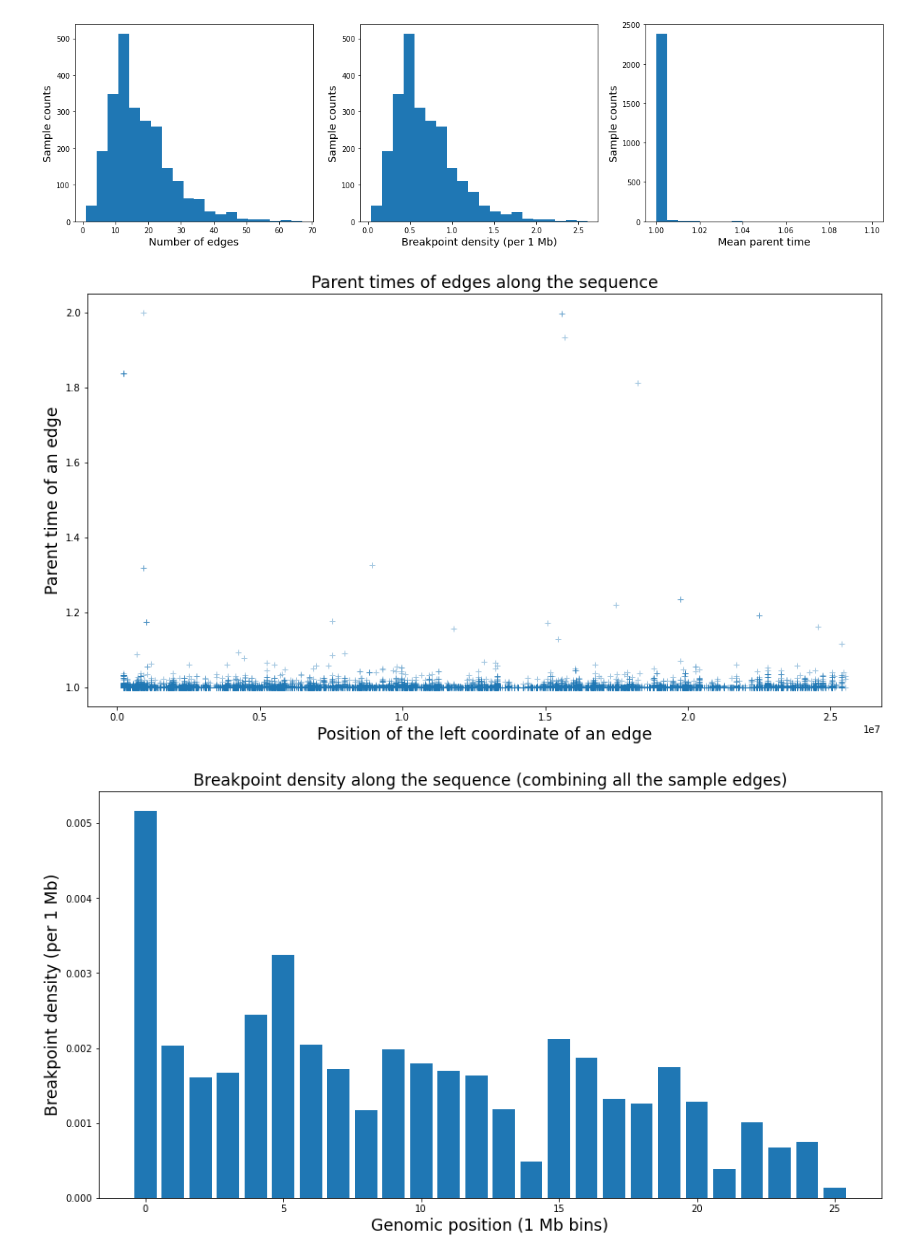
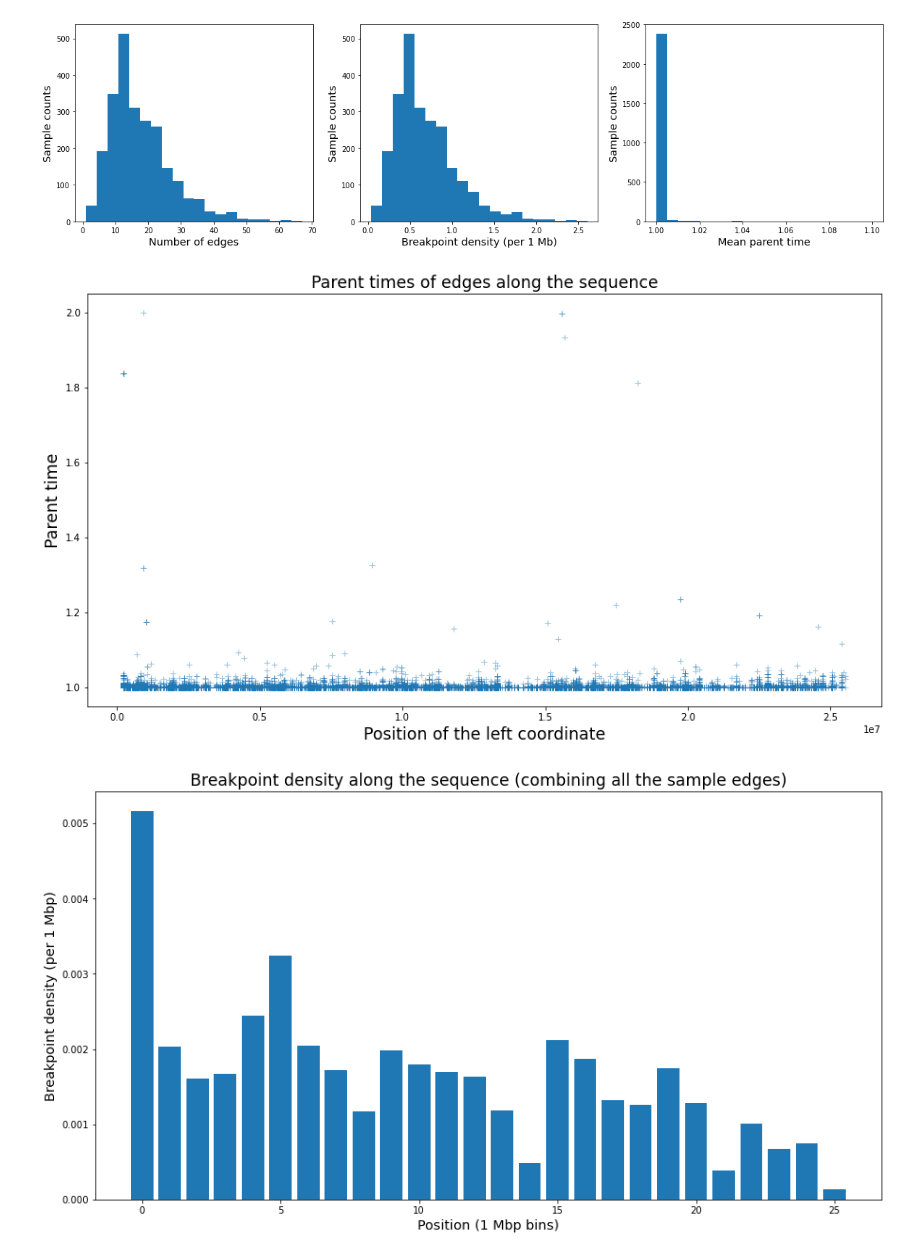
Before and after one commit to szhan/tsimpute, a Jupyter notebook: notebooks/inspect_ts_imputed.ipynb, the cells around one changed output. Saved outputs shown, nothing was run; the diff lists cells and outputs as text; code cells hidden in the pictures.

```diff
--- a/notebooks/inspect_ts_imputed.ipynb
+++ b/notebooks/inspect_ts_imputed.ipynb
@@ -16,8 +14,7 @@ tsinfer 0.2.4.dev63+gd36be42
 # %% [markdown]
 ### Load data
 # %%
-base_dir = Path("/home/shing_zhan/analysis/pass_4/")
-ts_file = base_dir / "from_42_into_3.imputed.trees"
+ts_file = "/home/shing_zhan/analysis/pass_4/from_42_into_3.imputed.trees"
 # %%
 ts = tskit.load(ts_file)
 ts
@@ -181,14 +190,20 @@ plt.show()
 ts_simplified = ts.simplify()
 
 # For each tree, take the mean arity across its nodes.
-tree_arity = np.empty(ts_simplified.num_trees)
+tree_arity = np.empty(ts_simplified.num_trees - 2)
 for i, tree in enumerate(ts_simplified.trees()):
+    # Exclude the first and last trees, as the parent id of all the nodes are -1.
+    if i in [0, ts_simplified.num_trees - 1]:
+        continue
     parent_id, count = np.unique(tree.parent_array[tree.preorder()], return_counts=True)
-    tree_arity[i] = count[parent_id != tskit.NULL].mean()
+    tree_arity[i - 1] = count[parent_id != tskit.NULL].mean()
 
 # For each node, take the mean arity across trees.
-node_arity = np.zeros(ts_simplified.num_nodes)
+# Exclude the sample nodes, as they have arity of 0.
+node_arity = np.zeros(ts_simplified.num_nodes - ts_simplified.num_samples)
+node_span = np.zeros(ts_simplified.num_nodes - ts_simplified.num_samples)
 for tree in ts_simplified.trees():
-    node_arity += tree.num_children_array[:-1] * tree.span
-node_arity /= ts_simplified.sequence_length
+    node_arity += tree.num_children_array[ts_simplified.num_samples:-1] * tree.span
+    node_span[tree.num_children_array[ts_simplified.num_samples:-1] > 0] += tree.span
+node_arity /= node_span
 # %%
@@ -327,8 +353,8 @@ plt.show()
 # %%
 plt.figure(figsize=(15, 8,))
 plt.title("Parent times of edges along the sequence", fontsize="xx-large")
-plt.ylabel("Parent time of an edge", fontsize="xx-large")
-plt.xlabel("Position of the left coordinate of an edge", fontsize="xx-large")
+plt.ylabel("Parent time", fontsize="xx-large")
+plt.xlabel("Position of the left coordinate", fontsize="xx-large")
 plt.plot(
     left_coords_all,
     parent_times_all,
@@ -336,23 +362,23 @@ plt.plot(
 );
 plt.show()
 # %% [output]
-[figure, old version]
+[figure, new version]
 # %%
 num_bins = int(np.ceil(ts.sequence_length / 1e6))
 bkpt_binned_counts = np.zeros(num_bins)
 for i in np.arange(num_bins):
-    is_left = i * 1e6 <= left_coords_all
-    is_right = left_coords_all < (i + 1) * 1e6
-    bkpt_binned_counts[i] = np.sum(is_left & is_right) / 1e6    # No need to normalize
+    is_right = i * 1e6 <= left_coords_all
+    is_left = left_coords_all < (i + 1) * 1e6
+    bkpt_binned_counts[i] = np.sum(is_right & is_left) / 1e6    # No need to normalize
 # %%
 plt.figure(figsize=(15, 8,))
 plt.title("Breakpoint density along the sequence (combining all the sample edges)", fontsize="xx-large")
-plt.ylabel("Breakpoint density (per 1 Mb)", fontsize="xx-large")
-plt.xlabel("Genomic position (1 Mb bins)", fontsize="xx-large")
+plt.ylabel("Breakpoint density (per 1 Mbp)", fontsize="x-large")
+plt.xlabel("Position (1 Mbp bins)", fontsize="x-large")
 plt.bar(
     np.arange(num_bins),
     bkpt_binned_counts,
 );
 plt.show()
 # %% [output]
-[figure, old version]
+[figure, new version]
```
Also changed, not shown: parts of 16 cells of this notebook.
